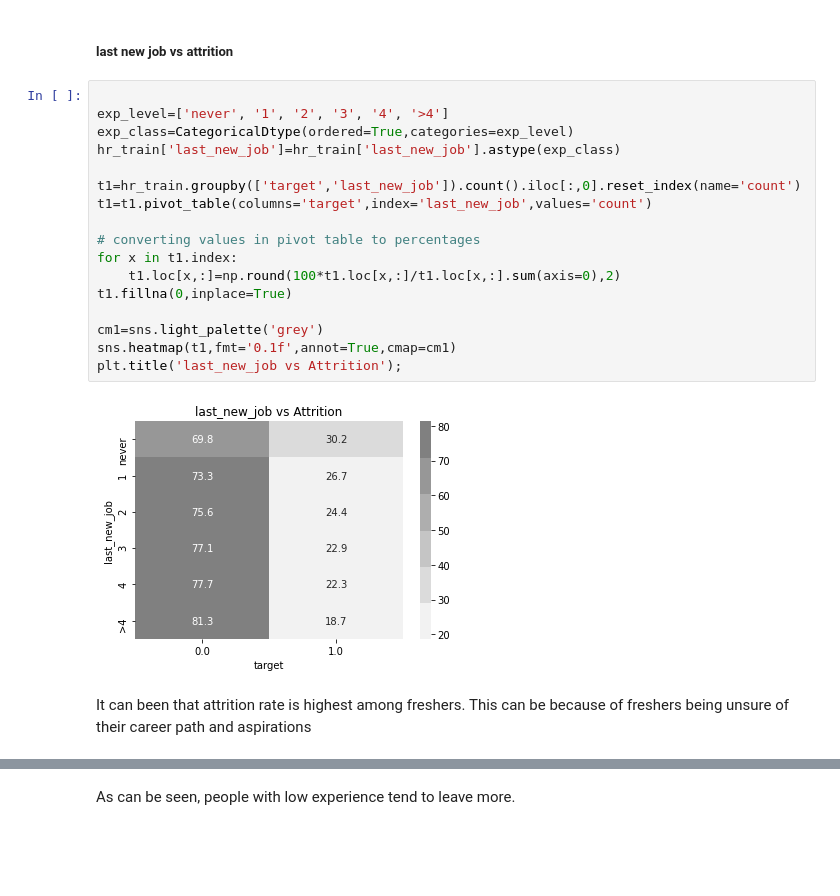
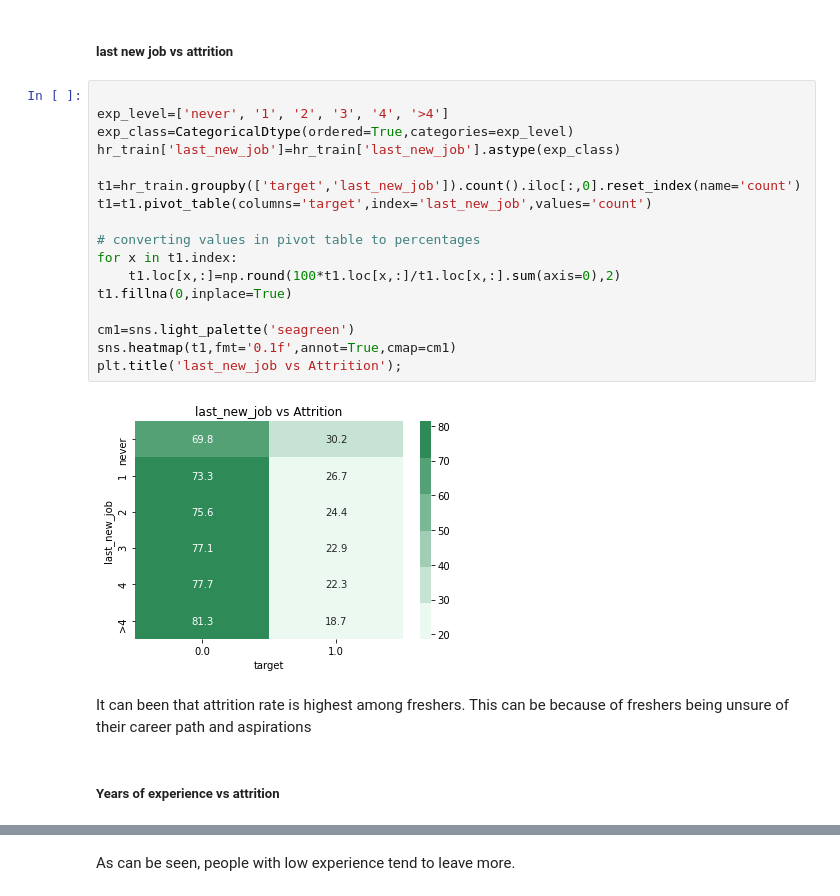
Before and after one commit to Satyaki9207/kaggle_HR_analytics, a Jupyter notebook: HR_Analytics.ipynb, the cells around one changed output, grey strips where cells are left out. Saved outputs shown, nothing was run; the diff lists cells and outputs as text; blank space fills up the shorter version.

```diff
--- a/HR_Analytics.ipynb
+++ b/HR_Analytics.ipynb
@@ -460,22 +460,24 @@ It appears that people have having bachelor's or master's degrees have highest c
 # %%
 
 exp_level=['never', '1', '2', '3', '4', '>4']
 exp_class=CategoricalDtype(ordered=True,categories=exp_level)
 hr_train['last_new_job']=hr_train['last_new_job'].astype(exp_class)
 
 t1=hr_train.groupby(['target','last_new_job']).count().iloc[:,0].reset_index(name='count')
 t1=t1.pivot_table(columns='target',index='last_new_job',values='count')
 
 # converting values in pivot table to percentages
 for x in t1.index:
     t1.loc[x,:]=np.round(100*t1.loc[x,:]/t1.loc[x,:].sum(axis=0),2)
 t1.fillna(0,inplace=True)
 
-cm1=sns.light_palette('grey')
+cm1=sns.light_palette('seagreen')
 sns.heatmap(t1,fmt='0.1f',annot=True,cmap=cm1)
 plt.title('last_new_job vs Attrition');
 # %% [output]
-[figure, old version]
+[figure, new version]
 # %% [markdown]
 It can been that attrition rate is highest among freshers. This can be because of freshers being unsure of their career path and aspirations
+# %% [markdown]
+##### Years of experience vs attrition
 # %%
```
Also changed, not shown: parts of 1 cell of this notebook, 2 other files.
